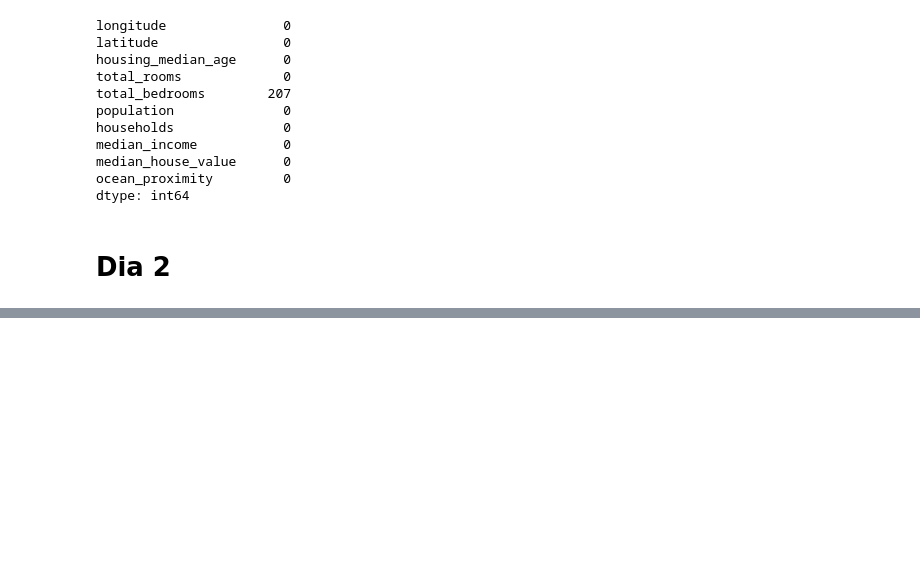
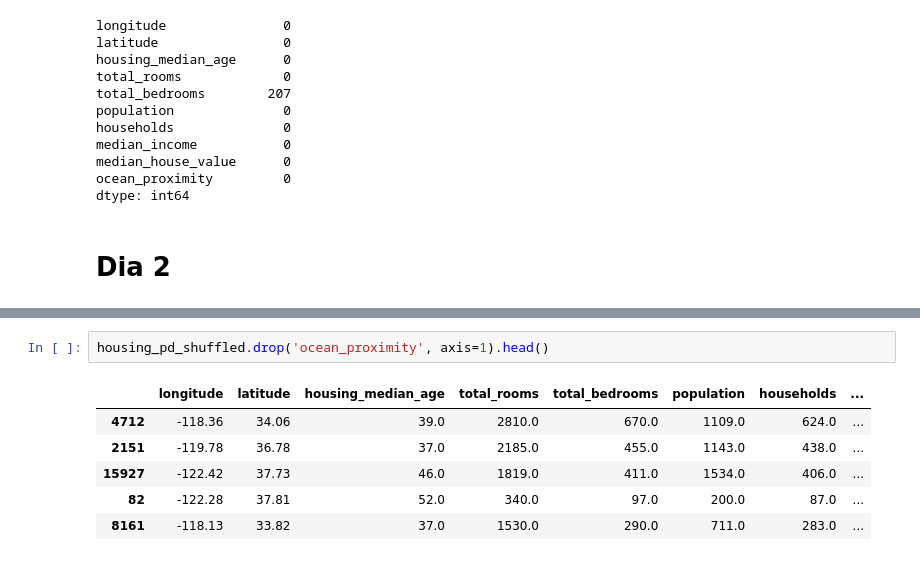
Before and after one commit to Efraor/DataCaliforniaEda, a Jupyter notebook: notebooks/1_california_eda.ipynb, the cells around one changed output, grey strips where cells are left out. Cells and saved outputs as stored; diff of their text form; blank space fills up the shorter version.

```diff
--- a/notebooks/1_california_eda.ipynb
+++ b/notebooks/1_california_eda.ipynb
@@ -53,0 +99,9 @@ columnas categoricas: ['ocean_proximity']
+# %%
+housing_pd_shuffled.drop('ocean_proximity', axis=1).head()
+# %% [output]
+|  | longitude | latitude | housing_median_age | total_rooms | total_bedrooms | population | households | ... |
+| 4712 | -118.36 | 34.06 | 39.0 | 2810.0 | 670.0 | 1109.0 | 624.0 | ... |
+| 2151 | -119.78 | 36.78 | 37.0 | 2185.0 | 455.0 | 1143.0 | 438.0 | ... |
+| 15927 | -122.42 | 37.73 | 46.0 | 1819.0 | 411.0 | 1534.0 | 406.0 | ... |
+| 82 | -122.28 | 37.81 | 52.0 | 340.0 | 97.0 | 200.0 | 87.0 | ... |
+| 8161 | -118.13 | 33.82 | 37.0 | 1530.0 | 290.0 | 711.0 | 283.0 | ... |
```
Also changed, not shown: parts of 7 cells of this notebook.
